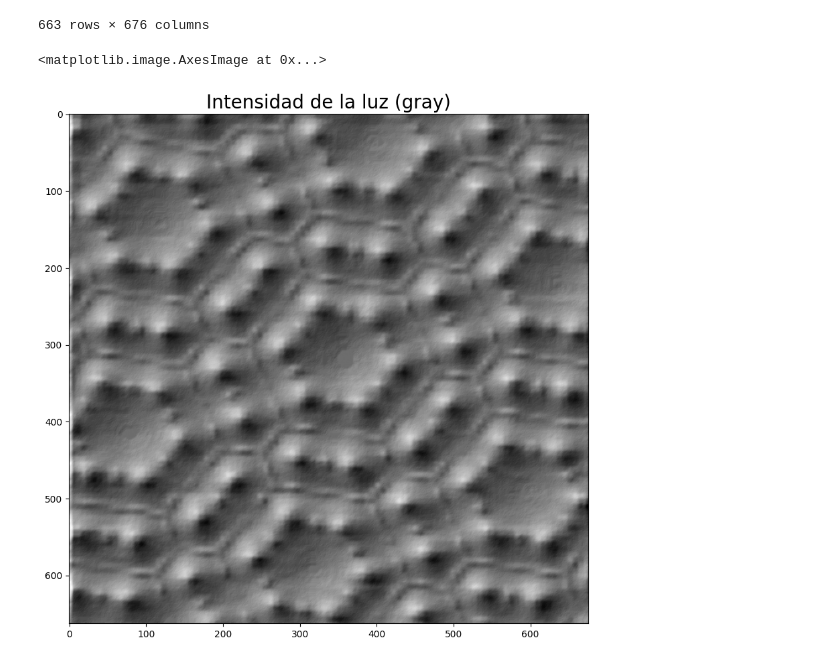
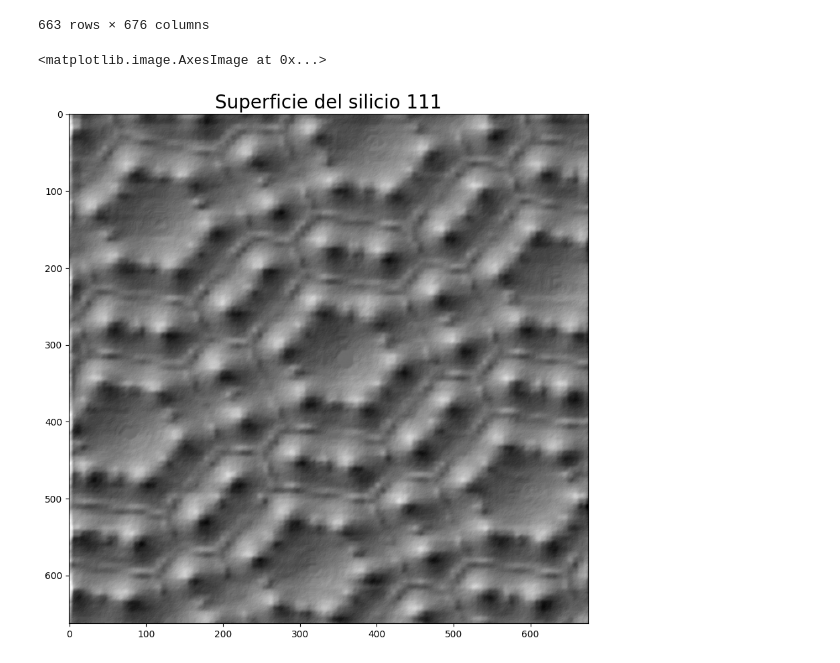
Before and after one commit to Alexi5omg/CLASE, a Jupyter notebook: Tareas/Práctica_3.ipynb, the cells around one changed output. Saved outputs shown, nothing was run; the diff lists cells and outputs as text; code cells hidden in the pictures.

```diff
--- a/Tareas/Práctica_3.ipynb
+++ b/Tareas/Práctica_3.ipynb
@@ -821,35 +821,19 @@ datos2 = datos2.to_numpy()  # o también .values
 # %%
 h = 2.5
-ny, nx = datos2.shape
-dy = np.zeros_like(datos2)
+wx = np.zeros_like(datos2)
+wy = np.zeros_like(datos2)
 
+wy[1:-1, :] = (datos2[2:, :] - datos2[:-2, :]) / (2 * h)
+wy[0, :] = (datos2[1, :] - datos2[0, :]) / h
+wy[-1, :] = (datos2[-1, :] - datos2[-2, :]) / h
 
-# Parte central con diferencia centrada
-dy[1:-1, :] = (datos2[2:, :] - datos2[:-2, :]) / (2 * h)
+wx[:, 1:-1] = (datos2[:, 2:] - datos2[:, :-2]) / (2 * h)
+wx[:, 0] = (datos2[:, 1] - datos2[:, 0]) / h
+wx[:, -1] = (datos2[:, -1] - datos2[:, -2]) / h
 
-# Bordes
-dy[0, :] = (datos2[1, :] - datos2[0, :]) / h
-dy[-1, :] = (datos2[-1, :] - datos2[-2, :]) / h
-
-dx = np.zeros_like(datos2)
-
-# Parte central con diferencia centrada
-dx[:, 1:-1] = (datos2[:, 2:] - datos2[:, :-2]) / (2 * h)
-
-# Bordes
-dx[:, 0] = (datos2[:, 1] - datos2[:, 0]) / h
-dx[:, -1] = (datos2[:, -1] - datos2[:, -2]) / h
+pl.figure(figsize=(10,10))
+pl.title("Superficie del silicio 111",fontsize=20)
+pl.imshow(I2(wx,wy,np.pi/4),cmap='gray')
+# %% [output]
+<matplotlib.image.AxesImage at 0x...>
+[figure, added]
-# %%
-# def I2(wx,wy,phi):
-#   a = np.cos(phi)*wx + np.sin(phi)*wy
-#   b = np.sqrt(wx**2 + wy**2 + 1)
-#   return a/b
-
-graf = I2(dx,dy,np.pi/4)
-
-pl.figure(figsize=(10,10))
-pl.title("Intensidad de la luz (gray)",fontsize=20)
-pl.imshow(graf,cmap='gray')
-# %% [output]
-<matplotlib.image.AxesImage at 0x...>
-[figure, removed]
```
Also changed, not shown: parts of 1 cell of this notebook.
